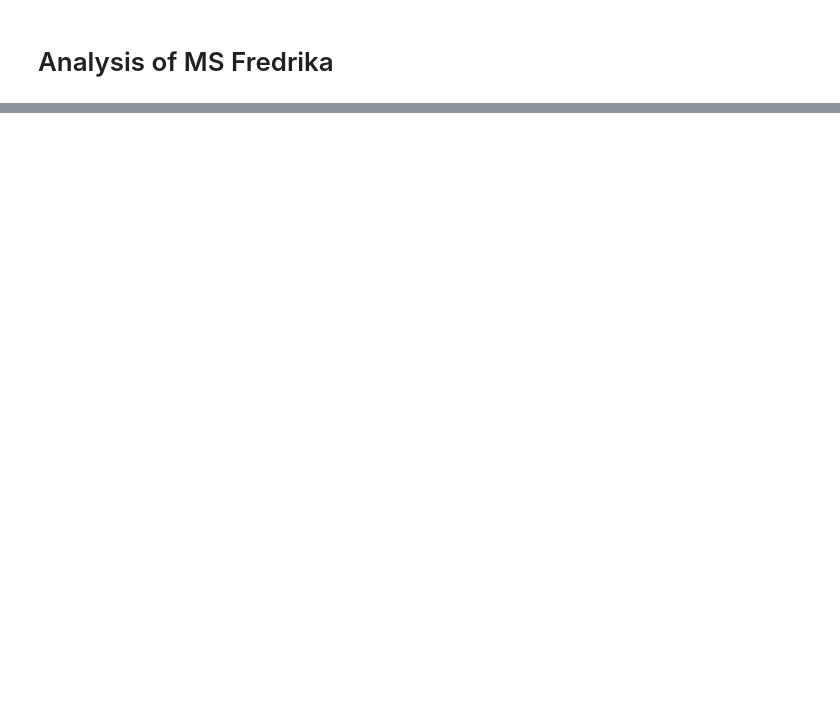
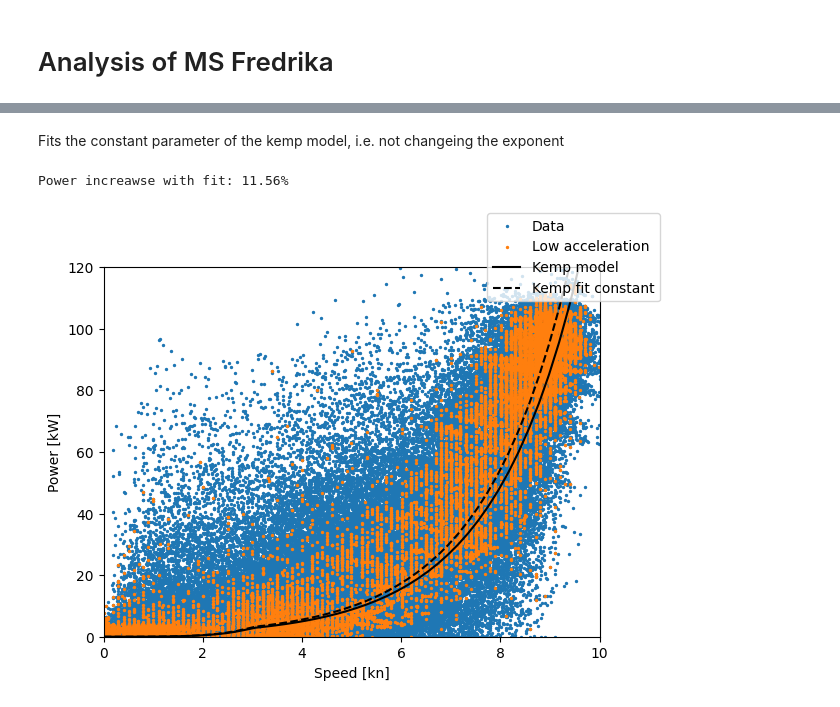
Before and after one commit to arvidsorfeldt/py-fish, a Jupyter notebook: fredrika.ipynb, the cells around one changed output, grey strips where cells are left out. Drawn from its saved outputs; the diff is of its cells as text; code cells hidden in the pictures; blank space fills up the shorter version.

```diff
--- a/fredrika.ipynb
+++ b/fredrika.ipynb
@@ -159,0 +122,33 @@ fig.legend()
+# %% [markdown]
+Fits the constant parameter of the kemp model, i.e. not changeing the exponent
+# %%
+def power_function(speed: float, c4: float) -> float:
+    return calculate_propulsion_power(
+        speeds=np.ones((1, 1), dtype=float) * speed, length=LENGTH, beam=BEAM, c4=c4
+    )[0]
+
+
+popt, pcov = curve_fit(
+    power_function,
+    low_acceleration_speed_and_power[:, 0],
+    low_acceleration_speed_and_power[:, 1],
+)
+fig, ax = plt.subplots()
+plot_power_data(speed_and_power, ax, label="Data")
+plot_power_data(low_acceleration_speed_and_power, ax, label="Low acceleration")
+ax.plot(speeds, propulsion_powers_kemp, label="Kemp model", color="black")
+ax.plot(
+    speeds,
+    calculate_propulsion_power(speeds=speeds, length=LENGTH, beam=BEAM, c4=popt[0]),
+    label="Kemp fit constant",
+    color="black",
+    linestyle="--",
+)
+fig.legend()
+
+
+power_increase = popt[0] / 3.6e-3
+print(f"Power increawse with fit: {(power_increase-1)*100.0:.2f}%")
+# %% [output]
+Power increawse with fit: 11.56%
+[figure, added]
```
Also changed, not shown: parts of 33 cells of this notebook, 6 other files.
